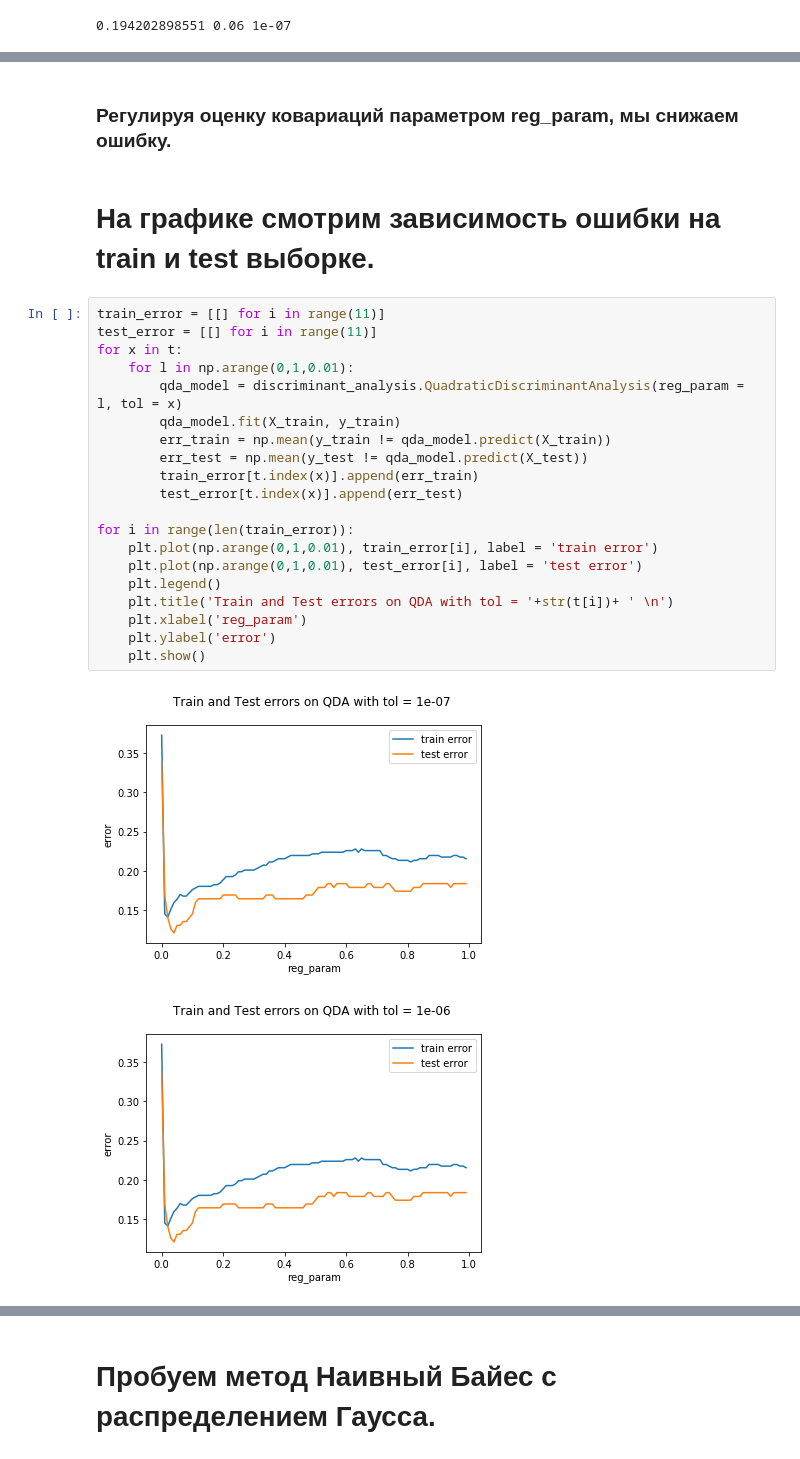
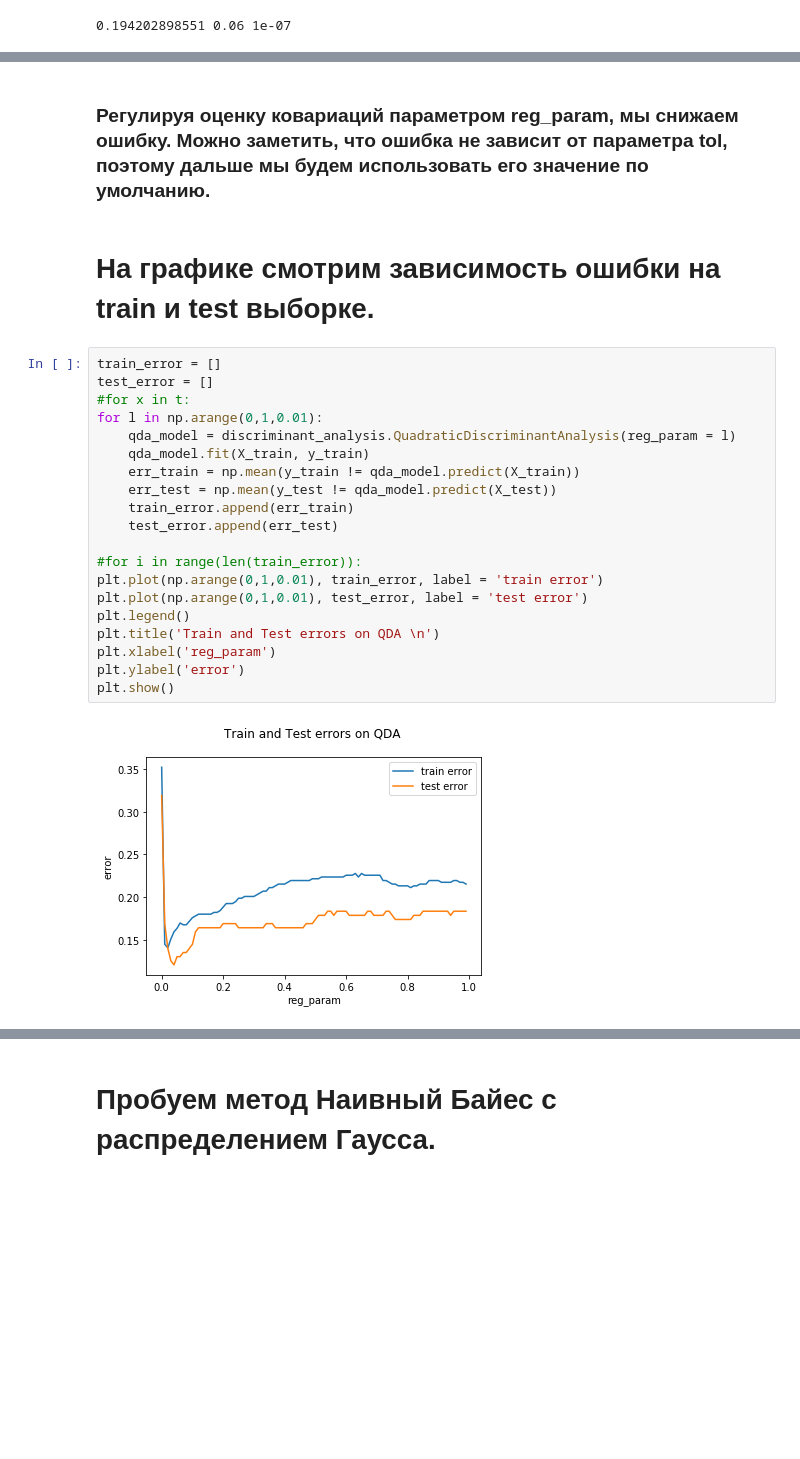
Before and after one commit to helga-derz/forestfire_analysis, a Jupyter notebook: analysis_credit.ipynb, the cells around one changed output, grey strips where cells are left out. Drawn from its saved outputs; the diff is of its cells as text; blank space fills up the shorter version.

```diff
--- a/analysis_credit.ipynb
+++ b/analysis_credit.ipynb
@@ -1045,27 +1045,26 @@ plt.ylabel('error')
 # %% [markdown]
-### Регулируя оценку ковариаций параметром reg_param, мы снижаем ошибку.
+### Регулируя оценку ковариаций параметром reg_param, мы снижаем ошибку. Можно заметить, что ошибка не зависит от параметра tol, поэтому дальше мы будем использовать его значение по умолчанию.
 # %% [markdown]
 # На графике смотрим зависимость ошибки на train и test выборке.
 # %%
-train_error = [[] for i in range(11)]
-test_error = [[] for i in range(11)]
-for x in t:
-    for l in np.arange(0,1,0.01):
-        qda_model = discriminant_analysis.QuadraticDiscriminantAnalysis(reg_param = l, tol = x)
-        qda_model.fit(X_train, y_train)
-        err_train = np.mean(y_train != qda_model.predict(X_train))
-        err_test = np.mean(y_test != qda_model.predict(X_test))
-        train_error[t.index(x)].append(err_train)
-        test_error[t.index(x)].append(err_test)
+train_error = []
+test_error = []
+#for x in t:
+for l in np.arange(0,1,0.01):
+    qda_model = discriminant_analysis.QuadraticDiscriminantAnalysis(reg_param = l)
+    qda_model.fit(X_train, y_train)
+    err_train = np.mean(y_train != qda_model.predict(X_train))
+    err_test = np.mean(y_test != qda_model.predict(X_test))
+    train_error.append(err_train)
+    test_error.append(err_test)
 
-for i in range(len(train_error)):
-    plt.plot(np.arange(0,1,0.01), train_error[i], label = 'train error')
-    plt.plot(np.arange(0,1,0.01), test_error[i], label = 'test error')
-    plt.legend()
-    plt.title('Train and Test errors on QDA with tol = '+str(t[i])+ ' \n')
-    plt.xlabel('reg_param')
-    plt.ylabel('error')
-    plt.show()
+#for i in range(len(train_error)):
+plt.plot(np.arange(0,1,0.01), train_error, label = 'train error')
+plt.plot(np.arange(0,1,0.01), test_error, label = 'test error')
+plt.legend()
+plt.title('Train and Test errors on QDA \n')
+plt.xlabel('reg_param')
+plt.ylabel('error')
+plt.show()
 # %% [output]
-[figure, old version]
+[figure, new version]
-[figure, removed]
```
Also changed, not shown: parts of 53 cells of this notebook.
